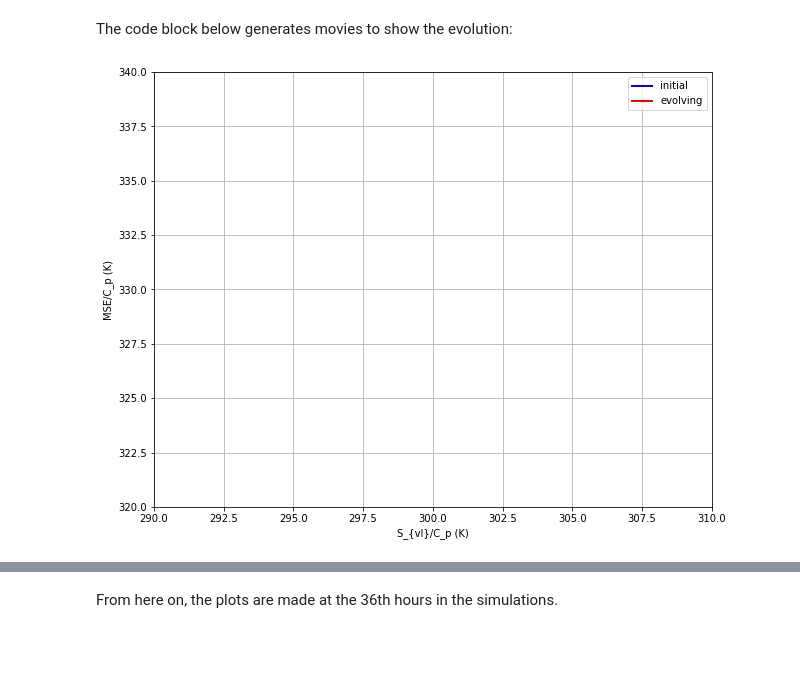
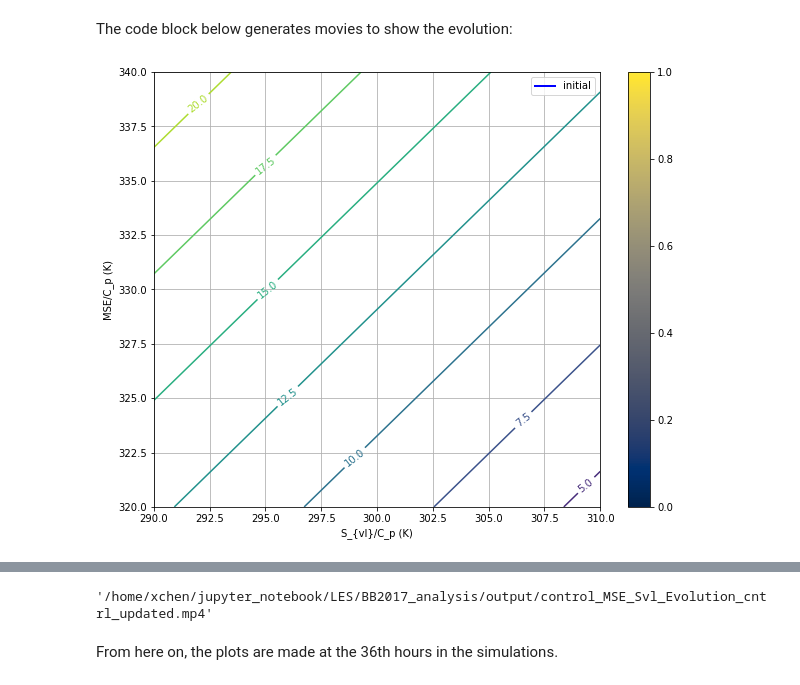
Before and after one commit to xychen-ocn/BB2017_analysis, a Jupyter notebook: examine_BB2017_MSE_Svl_Paluch_diagram.ipynb, the cells around one changed output, grey strips where cells are left out. Saved outputs shown, nothing was run; the diff lists cells and outputs as text; code cells hidden in the pictures; blank space fills up the shorter version.

```diff
--- a/examine_BB2017_MSE_Svl_Paluch_diagram.ipynb
+++ b/examine_BB2017_MSE_Svl_Paluch_diagram.ipynb
@@ -595,25 +907,38 @@ The code block below generates movies to show the evolution:
 # %%
 # domain mean thermodynamics:
 # make the evolution in an animation:
 # source of reference: https://jakevdp.github.io/blog/2012/08/18/matplotlib-animation-tutorial/
 
 from IPython.display import HTML
 
 # first set up the figure, the axis, and the plot element
 fig, ax = plt.subplots(figsize=(10,8))
 ax.set_xlim((290,310))
 ax.set_ylim((320,340))
+
+# add humidity contours:
+h_TempRange=[320,340]
+svl_TempRange=[290,310]
+
+# add total water mixing ratio contours onto this plot:
+ssvl, hh, qt_cont = compute_qt_contours(h_TempRange,svl_TempRange, 21)
+cs=ax.contour(ssvl,hh,qt_cont)
+ax.clabel(cs,cs.levels,inline=True, fontsize=10)
+
+
 line1,  = ax.plot([],[], lw =2,color='b')
-line2, = ax.plot([],[], lw=2, color='r')
+#line2, = ax.plot([],[], lw=2, color='r')
 line3, = ax.plot([],[],linestyle='--', color='b')
 line4, = ax.plot([],[],linestyle='--', color='r')
+hsc = ax.scatter([], [], c=[], cmap=cm.cividis, s=30, vmin=0, vmax=1)
 ax.set_xlabel('S_{vl}/C_p (K)')
 ax.set_ylabel('MSE/C_p (K)')
+fig.colorbar(hsc, ax=ax)
 titlestr = ax.set_title('')
-ax.legend(['initial','evolving'])
+ax.legend(['initial'])
 ax.grid(True)
 # %% [output]
-[figure, old version]
+[figure, new version]
 # %%
 def init():
     line1.set_data([],[])
@@ -679,5 +1013,9 @@ f = r"/home/xchen/jupyter_notebook/LES/BB2017_analysis/output/control_MSE_Svl_Ev
 writervideo = animation.FFMpegWriter(fps=5)
 anim.save(f, writer=writervideo)
+# %%
+f
+# %% [output]
+'/home/xchen/jupyter_notebook/LES/BB2017_analysis/output/control_MSE_Svl_Evolution_cntrl_updated.mp4'
 # %% [markdown]
 From here on, the plots are made at the 36th hours in the simulations.
 # %%
```
Also changed, not shown: parts of 36 cells of this notebook, 3 other files.
